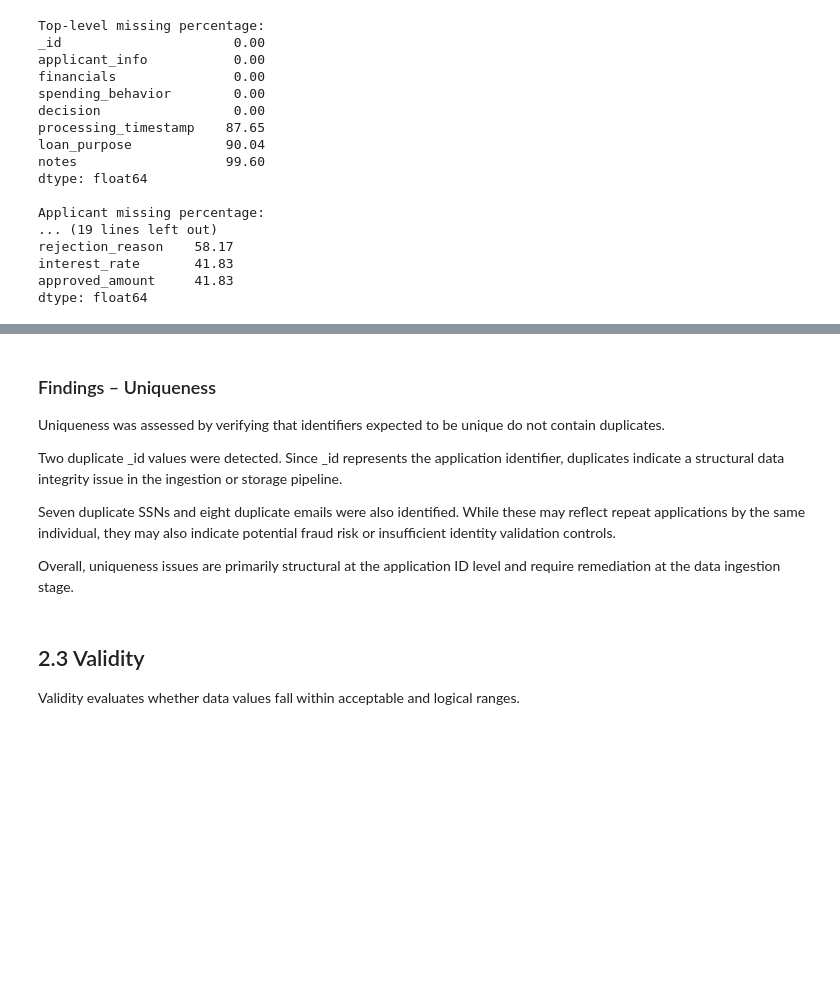
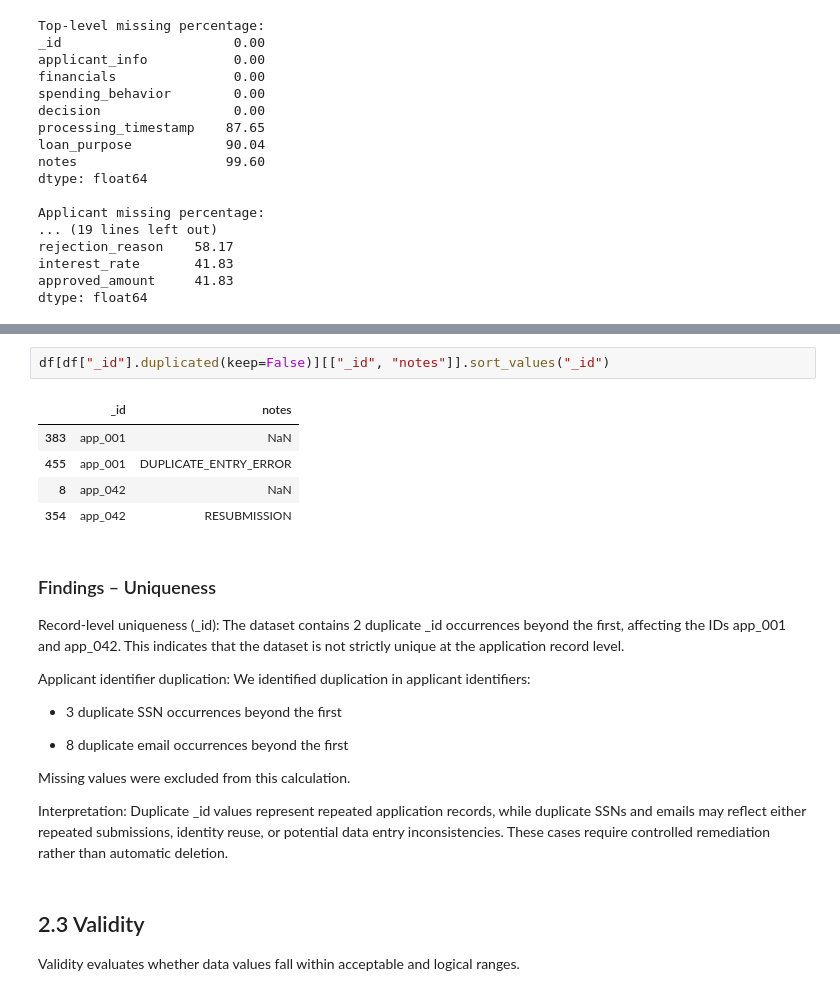
Before and after one commit to rafaelaacastro/dego_project_G4, a Jupyter notebook: notebooks/01-data-quality.ipynb, the cells around one changed output, grey strips where cells are left out. Drawn from its saved outputs; the diff is of its cells as text; blank space fills up the shorter version.

```diff
--- a/notebooks/01-data-quality.ipynb
+++ b/notebooks/01-data-quality.ipynb
@@ -188,13 +260,25 @@ df[df["_id"].duplicated(keep=False)].  #duplicates
+# %%
+df[df["_id"].duplicated(keep=False)][["_id", "notes"]].sort_values("_id")
+# %% [output]
+|  | _id | notes |
+| 383 | app_001 | NaN |
+| 455 | app_001 | DUPLICATE_ENTRY_ERROR |
+| 8 | app_042 | NaN |
+| 354 | app_042 | RESUBMISSION |
 # %% [markdown]
 ### Findings – Uniqueness
 
-Uniqueness was assessed by verifying that identifiers expected to be unique do not contain duplicates.
+Record-level uniqueness (_id): The dataset contains 2 duplicate _id occurrences beyond the first, affecting the IDs app_001 and app_042. This indicates that the dataset is not strictly unique at the application record level.
 
-Two duplicate _id values were detected. Since _id represents the application identifier, duplicates indicate a structural data integrity issue in the ingestion or storage pipeline.
+Applicant identifier duplication: We identified duplication in applicant identifiers:
 
-Seven duplicate SSNs and eight duplicate emails were also identified. While these may reflect repeat applications by the same individual, they may also indicate potential fraud risk or insufficient identity validation controls.
+- 3 duplicate SSN occurrences beyond the first
 
-Overall, uniqueness issues are primarily structural at the application ID level and require remediation at the data ingestion stage.
+- 8 duplicate email occurrences beyond the first
+
+Missing values were excluded from this calculation.
+
+Interpretation: Duplicate _id values represent repeated application records, while duplicate SSNs and emails may reflect either repeated submissions, identity reuse, or potential data entry inconsistencies. These cases require controlled remediation rather than automatic deletion.
 # %% [markdown]
 ## 2.3 Validity
 
```
Also changed, not shown: parts of 87 cells of this notebook.
